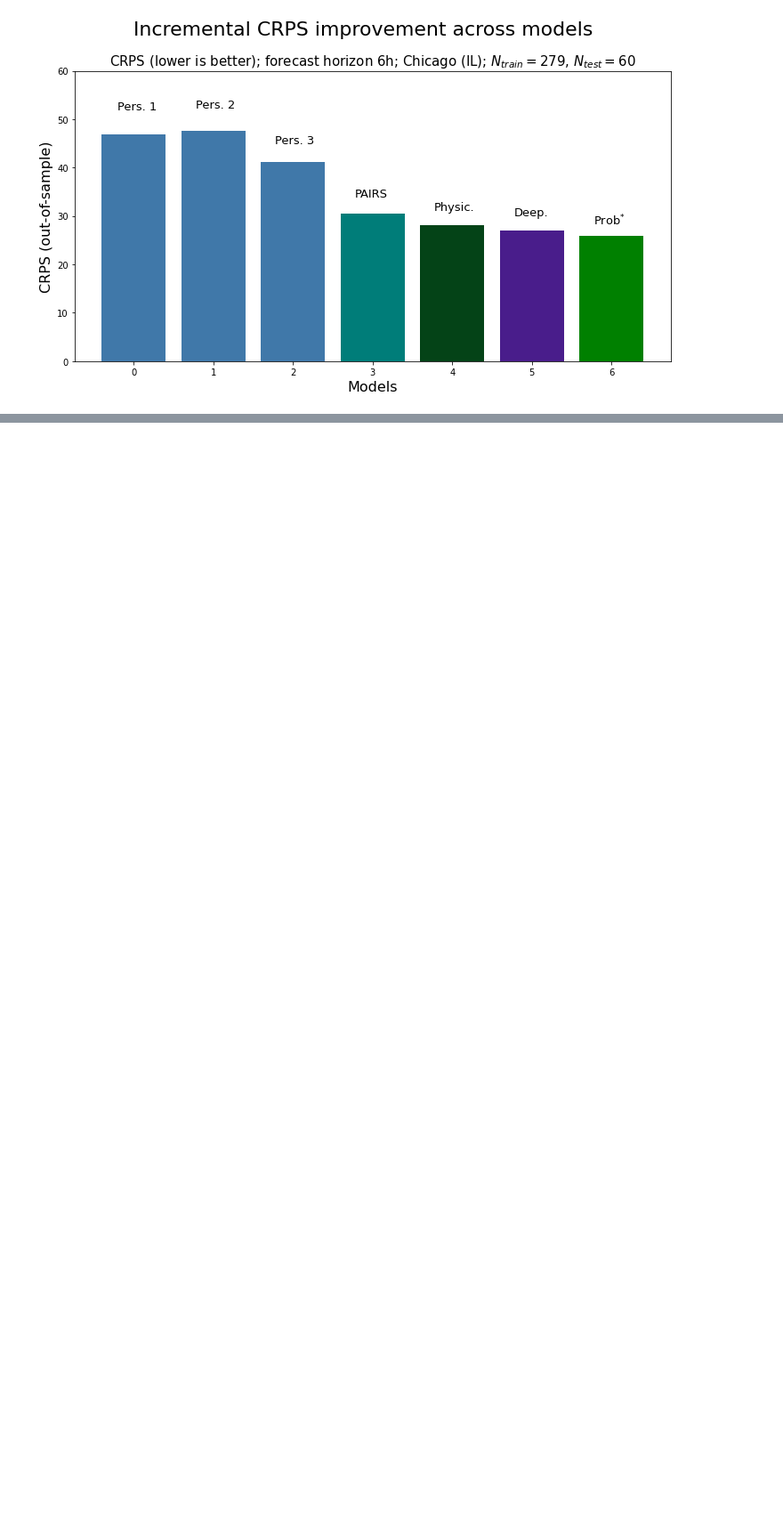
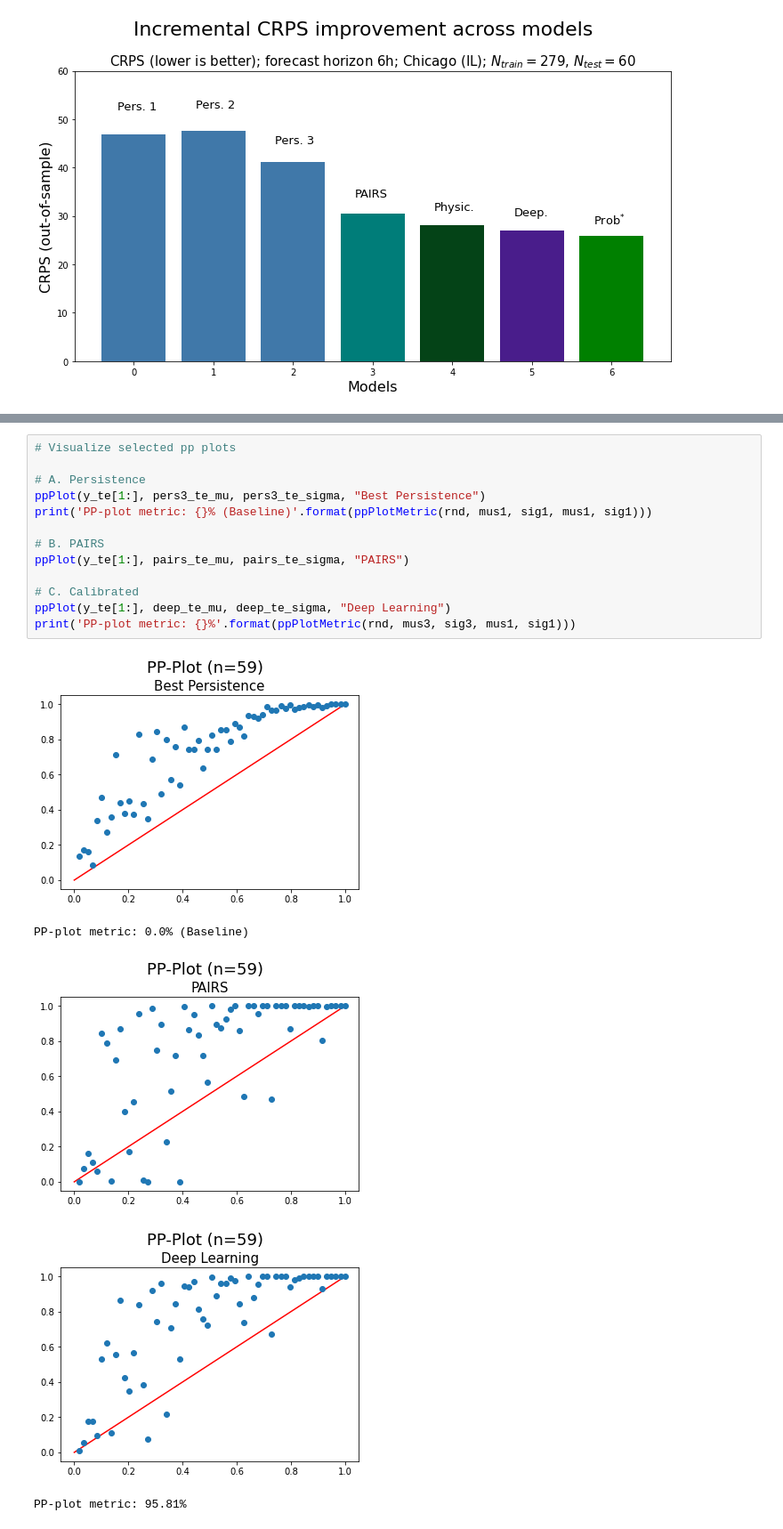
Before and after one commit to 7shoe/probabilistic-forecasting, a Jupyter notebook: 02_ModelZoo.ipynb, the cells around one changed output, grey strips where cells are left out. Shown at 89% size. Cells and saved outputs as stored; diff of their text form; blank space fills up the shorter version.

Commit message:
Added PP Plots

```diff
--- a/02_ModelZoo.ipynb
+++ b/02_ModelZoo.ipynb
@@ -792,3 +791,22 @@ pp1, pp2, ppPairs, ppPhys, ppDeep
+# %%
+# Visualize selected pp plots
+
+# A. Persistence
+ppPlot(y_te[1:], pers3_te_mu, pers3_te_sigma, "Best Persistence")
+print('PP-plot metric: {}% (Baseline)'.format(ppPlotMetric(rnd, mus1, sig1, mus1, sig1)))
+
+# B. PAIRS
+ppPlot(y_te[1:], pairs_te_mu, pairs_te_sigma, "PAIRS")
+
+# C. Calibrated
+ppPlot(y_te[1:], deep_te_mu, deep_te_sigma, "Deep Learning")
+print('PP-plot metric: {}%'.format(ppPlotMetric(rnd, mus3, sig3, mus1, sig1)))
+# %% [output]
+[figure, added]
+PP-plot metric: 0.0% (Baseline)
+[figure, added]
+[figure, added]
+PP-plot metric: 95.81%
 # %%
 ppHeights = [(-1) * x for x in [pp1, pp2, ppPairs, ppPhys, ppDeep]] # quick fix for sign bug in ppPlotMetric
 
```
Also changed, not shown: parts of 1 cell of this notebook.
